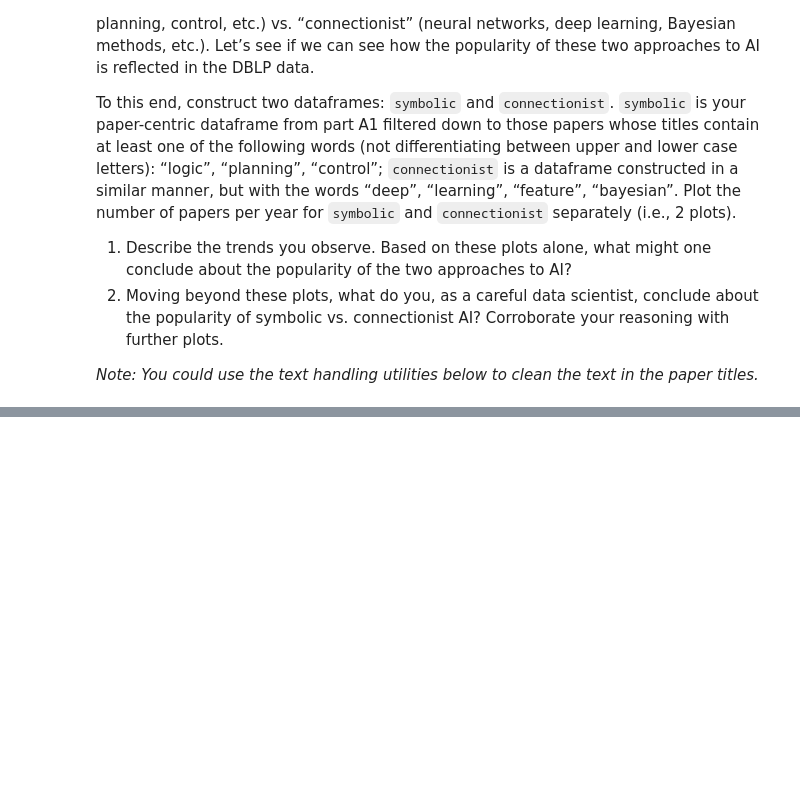
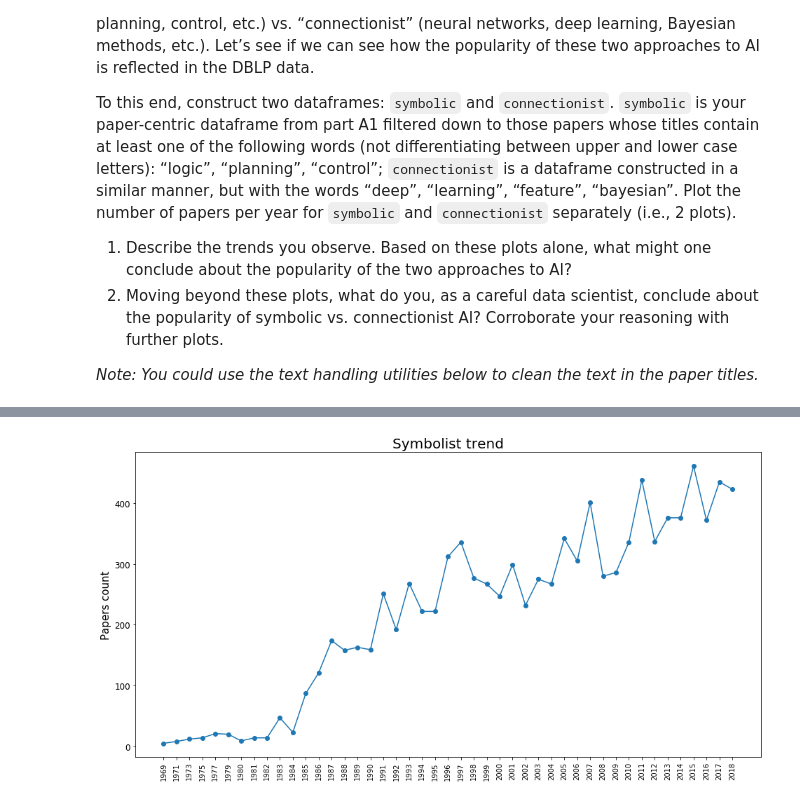
Before and after one commit to BerkMandiracioglu/AppliedDataAnalysisHW1, a Jupyter notebook: hw1.ipynb, the cells around one changed output, grey strips where cells are left out. Cells and saved outputs as stored; diff of their text form; code cells hidden in the pictures; blank space fills up the shorter version.

```diff
--- a/hw1.ipynb
+++ b/hw1.ipynb
@@ -48,7 +48,7 @@ from bs4 import BeautifulSoup
 dblp = pd.read_csv('c:/Users/Rastiq/iaml2018/ADA/HW_01/data/dblp.tsv', sep='\t')
 # %%
 dblp.rename(columns={"id": "paper id", "authors": "author names", "year": "publication year", "title": "paper title"}, inplace=True)
-dblp_papers = dblp[dblp['paper id'].str.contains('conf/cvpr/|conf/icra/|conf/iccv/|conf/icml/|conf/nips/|conf/acl/|conf/emnlp/|conf/aaai/|conf/aamas/|conf/ijcai/|conf/naacl/|conf/accv/|conf/iccbr/|conf/ida/|conf/ilp/|conf/pricai/|conf/ksem/|conf/icann/|conf/iconip/|conf/fgr/')]
+dblp_papers = dblp[dblp['paper id'].str.lower().str.contains('conf/cvpr/|conf/icra/|conf/iccv/|conf/icml/|conf/nips/|conf/neurips/|conf/acl/|conf/emnlp/|conf/aaai/|conf/aamas/|conf/ijcai/|conf/naacl/|conf/accv/|conf/iccbr/|conf/ida/|conf/ilp/|conf/pricai/|conf/ksem/|conf/icann/|conf/iconip/|conf/fgr/')]
 # %%
 def extract_conference(name):
     return re.split("/", name)[1]
@@ -368,0 +386,9 @@ words_connectionist = ['deep', 'learning', 'feature', 'bayesian']
+# %%
+''' Add your code here '''
+symbolic = dblp_papers.copy(deep = True)
+symbolic = symbolic[symbolic['paper title'].str.lower().str.contains('logic|planning|control')]
+symbolic = symbolic[symbolic['publication year'] != '']
+
+connectionist = dblp_papers.copy(deep = True)
+connectionist = connectionist[connectionist['paper title'].str.lower().str.contains('deep|learning|feature|bayesian')]
+connectionist = connectionist[connectionist['publication year'] != '']
@@ -368,0 +403,14 @@ words_connectionist = ['deep', 'learning', 'feature', 'bayesian']
+# %%
+#------------Plot symbolic graph-------------------#
+grouped_symbolic = symbolic.groupby('publication year').count().reset_index()
+plt.figure(figsize=(16,8))
+plt.title('Symbolist trend', size = 20)
+plt.plot(grouped_symbolic['publication year'], grouped_symbolic['paper title'], marker = 'o')
+
+plt.ylabel("Papers count", fontsize = 15)
+plt.xticks(rotation='vertical')
+plt.yticks(size = 12)
+plt.xticks(rotation='vertical')
+plt.show()
+# %% [output]
+[figure, added]
```
Also changed, not shown: parts of 14 cells of this notebook.
